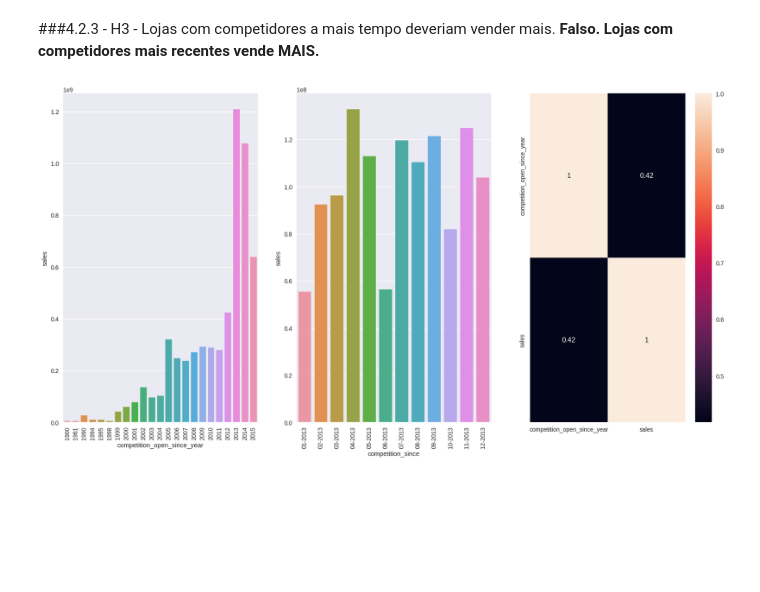
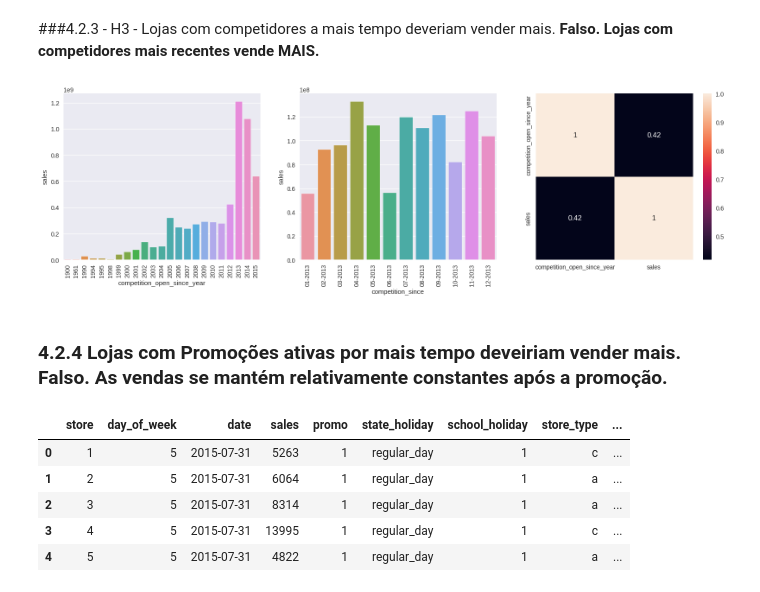
Before and after one commit to EDJR94/Data-Science-Em-Producao, a Jupyter notebook: notebooks/modulo04/m04_v01_stores_sales_prediction.ipynb, the cells around one changed output. Cells and saved outputs as stored; diff of their text form; code cells hidden in the pictures; blank space fills up the shorter version.

```diff
--- a/notebooks/modulo04/m04_v01_stores_sales_prediction.ipynb
+++ b/notebooks/modulo04/m04_v01_stores_sales_prediction.ipynb
@@ -407,6 +413,9 @@ def name_holidays(valor):
   return holidays[valor]
 
 df2['state_holiday'] = df2['state_holiday'].apply(name_holidays)
+
+#promo_time_week signifca quantos dias apos o pedido a promo2 está ativa(estendida)
+df2['promo_time_week'] = ( ( df2['date'] - df2['promo_since'] )/7 ).apply( lambda x: x.days ).astype( int )
 # %% [markdown]
 # 3.0 VARIABLE FILTERING
 # %%
@@ -547,22 +576,33 @@ fig.show()
 ###4.2.3 - H3 - Lojas com competidores a mais tempo deveriam vender mais.
 **Falso. Lojas com competidores mais recentes vende MAIS.**
 # %%
-fig = plt.figure(figsize=(20,10))
+fig = plt.figure(figsize=(20,5))
 
 plt.subplot(1,3,1)
 df4_competition_time = df4.loc[:,['competition_open_since_year','sales']].groupby('competition_open_since_year').sum().reset_index()
 sns.barplot(x='competition_open_since_year',y='sales',data=df4_competition_time)
 plt.xticks(rotation=90)
 
 plt.subplot(1,3,2)
 df4_competition_time_2013 = df4.loc[df4['competition_since'].dt.year == 2013,['competition_since','sales']].groupby('competition_since').sum().reset_index()
 df4_competition_time_2013['competition_since'] = df4_competition_time_2013['competition_since'].dt.strftime('%m-%Y')
 sns.barplot(x='competition_since',y='sales',data=df4_competition_time_2013)
 plt.xticks(rotation=90)
 
 plt.subplot(1,3,3)
 sns.heatmap(df4_competition_time.corr(method='pearson'),annot=True)
 
 fig.show()
 # %% [output]
-[figure, old version]
+[figure, new version]
+# %% [markdown]
+### 4.2.4 Lojas com Promoções ativas por mais tempo deveiriam vender mais. Falso. As vendas se mantém relativamente constantes após a promoção.
+# %%
+df4.head()
+# %% [output]
+|  | store | day_of_week | date | sales | promo | state_holiday | school_holiday | store_type | ... |
+| 0 | 1 | 5 | 2015-07-31 | 5263 | 1 | regular_day | 1 | c | ... |
+| 1 | 2 | 5 | 2015-07-31 | 6064 | 1 | regular_day | 1 | a | ... |
+| 2 | 3 | 5 | 2015-07-31 | 8314 | 1 | regular_day | 1 | a | ... |
+| 3 | 4 | 5 | 2015-07-31 | 13995 | 1 | regular_day | 1 | c | ... |
+| 4 | 5 | 5 | 2015-07-31 | 4822 | 1 | regular_day | 1 | a | ... |
```
Also changed, not shown: parts of 26 cells of this notebook.
